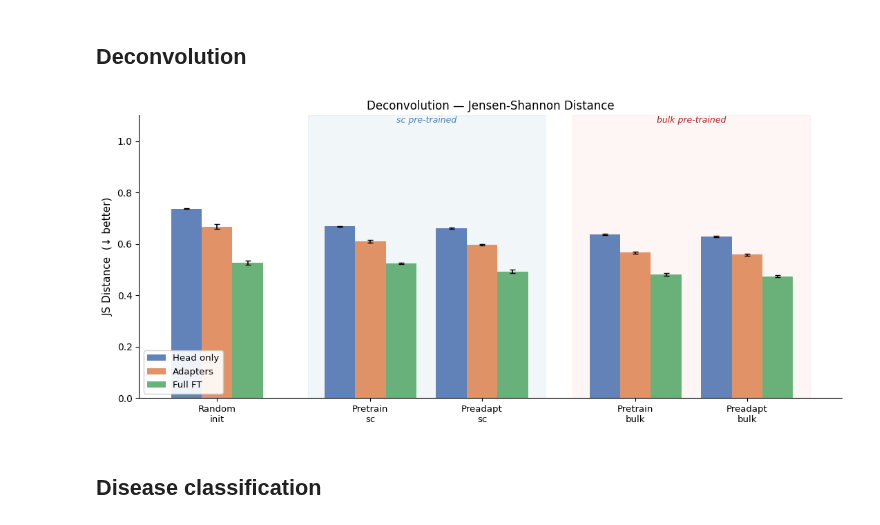
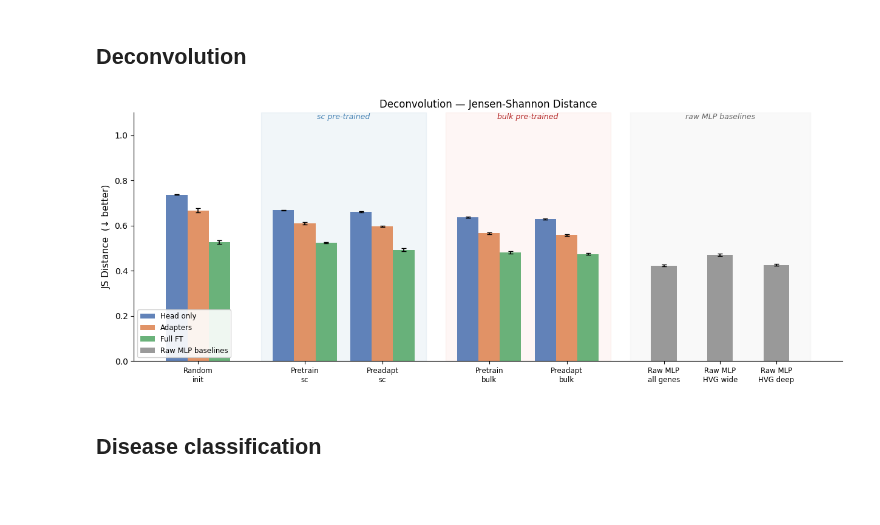
Before and after one commit to eheiss/scbFM, a Jupyter notebook: src/analysis/task_performances.ipynb, the cells around one changed output. Saved outputs shown, nothing was run; the diff lists cells and outputs as text; code cells hidden in the pictures; blank space fills up the shorter version.

```diff
--- a/src/analysis/task_performances.ipynb
+++ b/src/analysis/task_performances.ipynb
@@ -513,76 +451,104 @@ base = os.path.expanduser(f"~/Thesis/eheiss/output/{task}")
 modes = ["head_only", "adapters", "full_ft"]
 mode_labels = {"head_only": "Head only", "adapters": "Adapters", "full_ft": "Full FT"}
 colors = {"head_only": "#4C72B0", "adapters": "#DD8452", "full_ft": "#55A868"}
+model_keys = ["random_init", "pretrain_sc", "preadapt_sc", "pretrain_bulk", "preadapt_bulk"]
+metric_mean = "js_distance_mean"
+metric_std = "js_distance_std"
+baseline_specs = [
+    ("raw_mlp_all_genes", "Raw MLP\nall genes"),
+    ("raw_mlp_hvg1199", "Raw MLP\nHVG wide"),
+    ("raw_mlp_hvg1199_deep", "Raw MLP\nHVG deep"),
+]
 
-model_keys  = ["random_init", "pretrain_sc", "preadapt_sc", "pretrain_bulk", "preadapt_bulk"]
-metric_mean = "js_distance_mean"
-metric_std  = "js_distance_std"
 
 def load_mode(mode):
     combined = f"{base}/{mode}/{task}_{mode}_evaluation_metrics.csv"
     if os.path.exists(combined):
         return pd.read_csv(combined, comment="#").set_index("model")
-    parts = [pd.read_csv(f"{base}/{mode}/{task}_{mode}_{m}_evaluation_metrics.csv", comment="#")
-             for m in model_keys
-             if os.path.exists(f"{base}/{mode}/{task}_{mode}_{m}_evaluation_metrics.csv")]
+    parts = [
+        pd.read_csv(f"{base}/{mode}/{task}_{mode}_{m}_evaluation_metrics.csv", comment="#")
+        for m in model_keys
+        if os.path.exists(f"{base}/{mode}/{task}_{mode}_{m}_evaluation_metrics.csv")
+    ]
     return pd.concat(parts).set_index("model") if parts else None
+
+
+
+
+def load_baseline(variant):
+    path = f"{base}/{variant}/{task}_{variant}_evaluation_metrics.csv"
+    if os.path.exists(path):
+        df = pd.read_csv(path, comment="#").set_index("model")
+        if metric_mean in df.columns:
+            return df
+    return None
+
 
 dfs = {mode: load_mode(mode) for mode in modes}
 available_modes = [mode for mode in modes if dfs[mode] is not None]
-if not available_modes:
+baseline_dfs = {variant: load_baseline(variant) for variant, _ in baseline_specs}
+available_baselines = [variant for variant, _ in baseline_specs if baseline_dfs[variant] is not None]
+if not available_modes and not available_baselines:
     raise FileNotFoundError(f"No evaluation metric files found under {base}")
 
 bar_w = 0.22
-centers = {
-    "random_init":  0.0,
-    "pretrain_sc":  1.1,
-    "preadapt_sc":  1.9,
-    "pretrain_bulk": 3.0,
-    "preadapt_bulk": 3.8,
-}
+centers = {"random_init": 0.0, "pretrain_sc": 1.1, "preadapt_sc": 1.9, "pretrain_bulk": 3.0, "preadapt_bulk": 3.8}
+baseline_start = 4.8
+baseline_spacing = 0.58
+baseline_x = {variant: baseline_start + i * baseline_spacing for i, variant in enumerate(available_baselines)}
 
-fig, ax = plt.subplots(figsize=(11, 5))
-
+fig, ax = plt.subplots(figsize=(12.5, 5))
 added = set()
 for m_idx, mode in enumerate(available_modes):
     offset = (m_idx - (len(available_modes) - 1) / 2) * bar_w
     df = dfs[mode]
     for model, xc in centers.items():
-        if df is None or model not in df.index:
+        if df is None or model not in df.index or metric_mean not in df.columns:
             continue
         mean = df.loc[model, metric_mean]
-        std  = df.loc[model, metric_std]
-        lbl  = mode_labels[mode] if mode not in added else ""
-        ax.bar(xc + offset, mean, bar_w, yerr=std, color=colors[mode],
-               capsize=3, alpha=0.88, label=lbl, error_kw={"linewidth": 1.2})
+        std = df.loc[model, metric_std] if metric_std in df.columns else 0.0
+        label = mode_labels[mode] if mode not in added else ""
+        ax.bar(xc + offset, mean, bar_w, yerr=std, color=colors[mode], capsize=3,
+               alpha=0.88, label=label, error_kw={"linewidth": 1.2})
         added.add(mode)
 
-sc_lo,   sc_hi   = centers["pretrain_sc"]  - 0.45, centers["preadapt_sc"]  + 0.45
+for variant, label in baseline_specs:
+    if variant not in available_baselines:
+        continue
+    row = baseline_dfs[variant].loc["raw_mlp"] if "raw_mlp" in baseline_dfs[variant].index else baseline_dfs[variant].iloc[0]
+    mean = row[metric_mean]
+    std = row[metric_std] if metric_std in row.index else 0.0
+    ax.bar(baseline_x[variant], mean, bar_w * 1.2, yerr=std, capsize=3,
+           color="#8C8C8C", alpha=0.88,
+           label="Raw MLP baselines" if variant == available_baselines[0] else "",
+           error_kw={"linewidth": 1.2})
+
+sc_lo, sc_hi = centers["pretrain_sc"] - 0.45, centers["preadapt_sc"] + 0.45
 bulk_lo, bulk_hi = centers["pretrain_bulk"] - 0.45, centers["preadapt_bulk"] + 0.45
-ax.axvspan(sc_lo,   sc_hi,   alpha=0.07, color="steelblue", zorder=0)
-ax.axvspan(bulk_lo, bulk_hi, alpha=0.07, color="salmon",    zorder=0)
-
+ax.axvspan(sc_lo, sc_hi, alpha=0.07, color="steelblue", zorder=0)
+ax.axvspan(bulk_lo, bulk_hi, alpha=0.07, color="salmon", zorder=0)
 y_lim = (0, 1.1)
 ax.set_ylim(*y_lim)
+ax.text((sc_lo + sc_hi) / 2, y_lim[1] - 0.003, "sc pre-trained", ha="center", va="top", fontsize=9, color="steelblue", style="italic")
+ax.text((bulk_lo + bulk_hi) / 2, y_lim[1] - 0.003, "bulk pre-trained", ha="center", va="top", fontsize=9, color="firebrick", style="italic")
+if baseline_x:
+    baseline_lo, baseline_hi = min(baseline_x.values()) - 0.35, max(baseline_x.values()) + 0.35
+    ax.axvspan(baseline_lo, baseline_hi, alpha=0.06, color="darkgray", zorder=0)
+    ax.text((baseline_lo + baseline_hi) / 2, y_lim[1] - 0.003, "raw MLP baselines", ha="center", va="top", fontsize=9, color="dimgray", style="italic")
 
-ax.text((sc_lo + sc_hi) / 2,     y_lim[1] - 0.003, "sc pre-trained",
-        ha="center", va="top", fontsize=9, color="steelblue", style="italic")
-ax.text((bulk_lo + bulk_hi) / 2, y_lim[1] - 0.003, "bulk pre-trained",
-        ha="center", va="top", fontsize=9, color="firebrick", style="italic")
-
-ax.set_xticks(list(centers.values()))
-ax.set_xticklabels(["Random\ninit", "Pretrain\nsc", "Preadapt\nsc",
-                    "Pretrain\nbulk", "Preadapt\nbulk"], fontsize=9.5)
-
+tick_pos = list(centers.values()) + list(baseline_x.values())
+tick_labels = ["Random\ninit", "Pretrain\nsc", "Preadapt\nsc", "Pretrain\nbulk", "Preadapt\nbulk"] + [dict(baseline_specs)[v] for v in available_baselines]
+ax.set_xticks(tick_pos)
+ax.set_xticklabels(tick_labels, fontsize=8.5)
 ax.set_ylabel("JS Distance  (↓ better)", fontsize=11)
 ax.set_title("Deconvolution — Jensen-Shannon Distance", fontsize=12)
-ax.legend(loc="lower left", fontsize=9.5, framealpha=0.9)
+ax.legend(loc="lower left", fontsize=8.5, framealpha=0.9)
 ax.spines["top"].set_visible(False)
 ax.spines["right"].set_visible(False)
 plt.tight_layout()
 plt.show()
 # %% [output]
-[figure, old version]
+[figure, new version]
 # %% [markdown]
 ## Disease classification
 # %%
```
Also changed, not shown: parts of 10 cells of this notebook, 42 other files.
